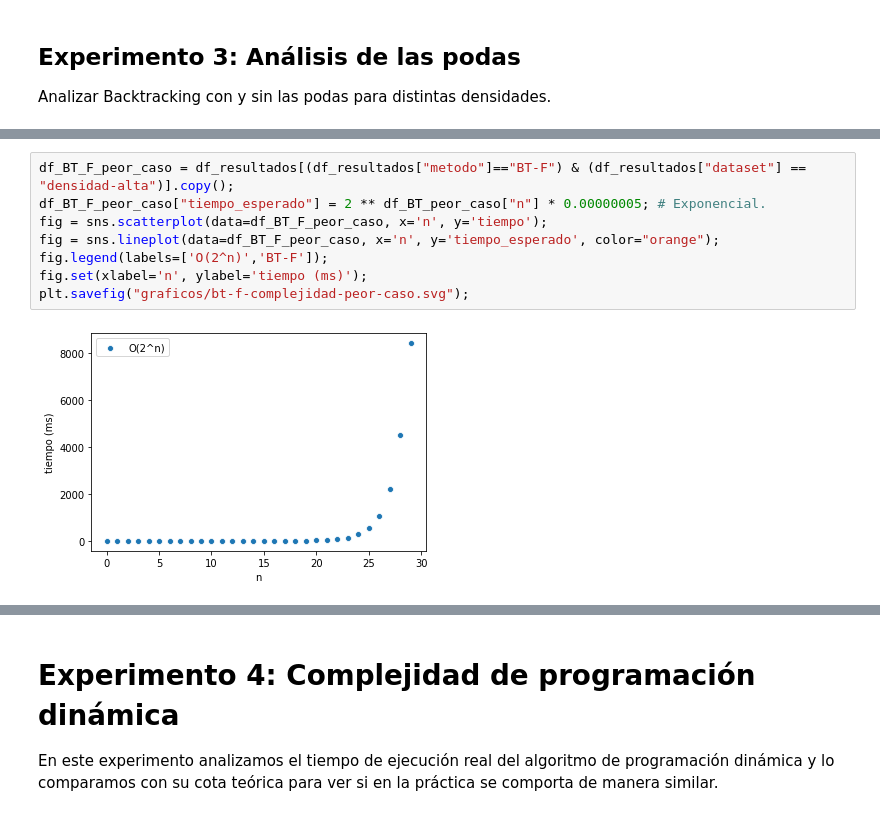
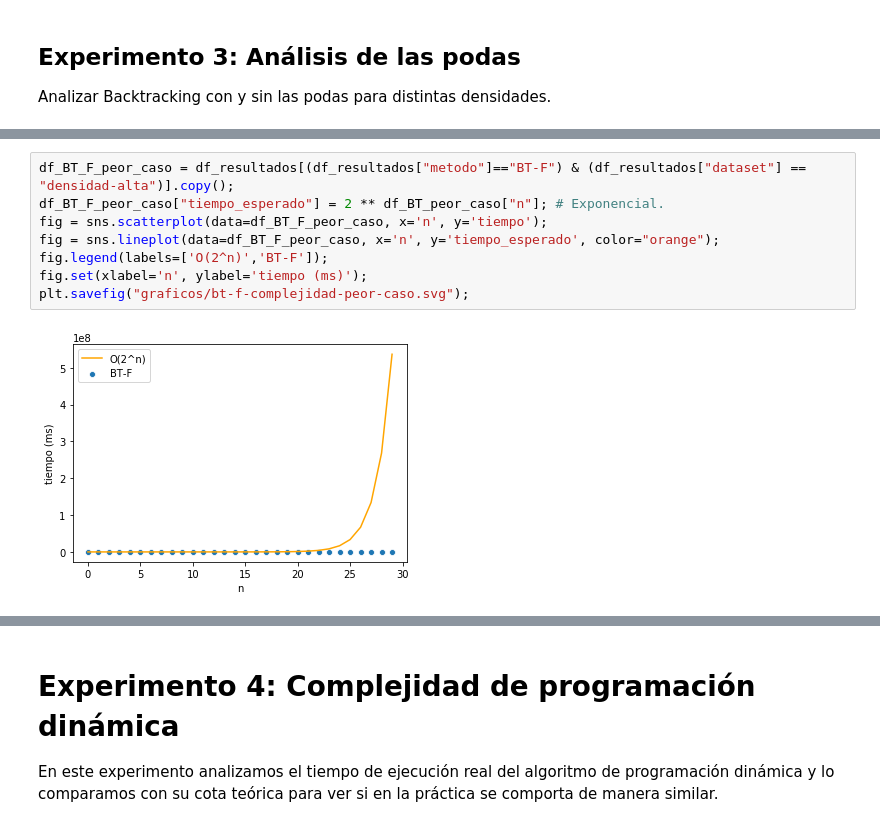
Before and after one commit to ShipOrSheep/tp1Algo3, a Jupyter notebook: experimentacion/analisis.ipynb, the cells around one changed output, grey strips where cells are left out. Saved outputs shown, nothing was run; the diff lists cells and outputs as text.

```diff
--- a/experimentacion/analisis.ipynb
+++ b/experimentacion/analisis.ipynb
@@ -137,13 +137,13 @@ plt.savefig("graficos/bt-podas-alta-zoom.svg");
 # %%
 df_BT_F_peor_caso = df_resultados[(df_resultados["metodo"]=="BT-F") & (df_resultados["dataset"] == "densidad-alta")].copy();
-df_BT_F_peor_caso["tiempo_esperado"] = 2 ** df_BT_peor_caso["n"] * 0.00000005; # Exponencial.
+df_BT_F_peor_caso["tiempo_esperado"] = 2 ** df_BT_peor_caso["n"]; # Exponencial.
 fig = sns.scatterplot(data=df_BT_F_peor_caso, x='n', y='tiempo');
 fig = sns.lineplot(data=df_BT_F_peor_caso, x='n', y='tiempo_esperado', color="orange");
 fig.legend(labels=['O(2^n)','BT-F']);
 fig.set(xlabel='n', ylabel='tiempo (ms)');
 plt.savefig("graficos/bt-f-complejidad-peor-caso.svg");
 # %% [output]
-[figure, old version]
+[figure, new version]
 # %%
 df_BT_densidad_baja = df_resultados[((df_resultados["metodo"]=="BT") | (df_resultados["metodo"]=="BT-F") | (df_resultados["metodo"]=="BT-O")) & (df_resultados["dataset"] == "densidad-baja")].copy();
 fig = sns.scatterplot(data=df_BT_densidad_baja, x='n', y='tiempo', hue='metodo');
```
Also changed, not shown: parts of 21 cells of this notebook.
